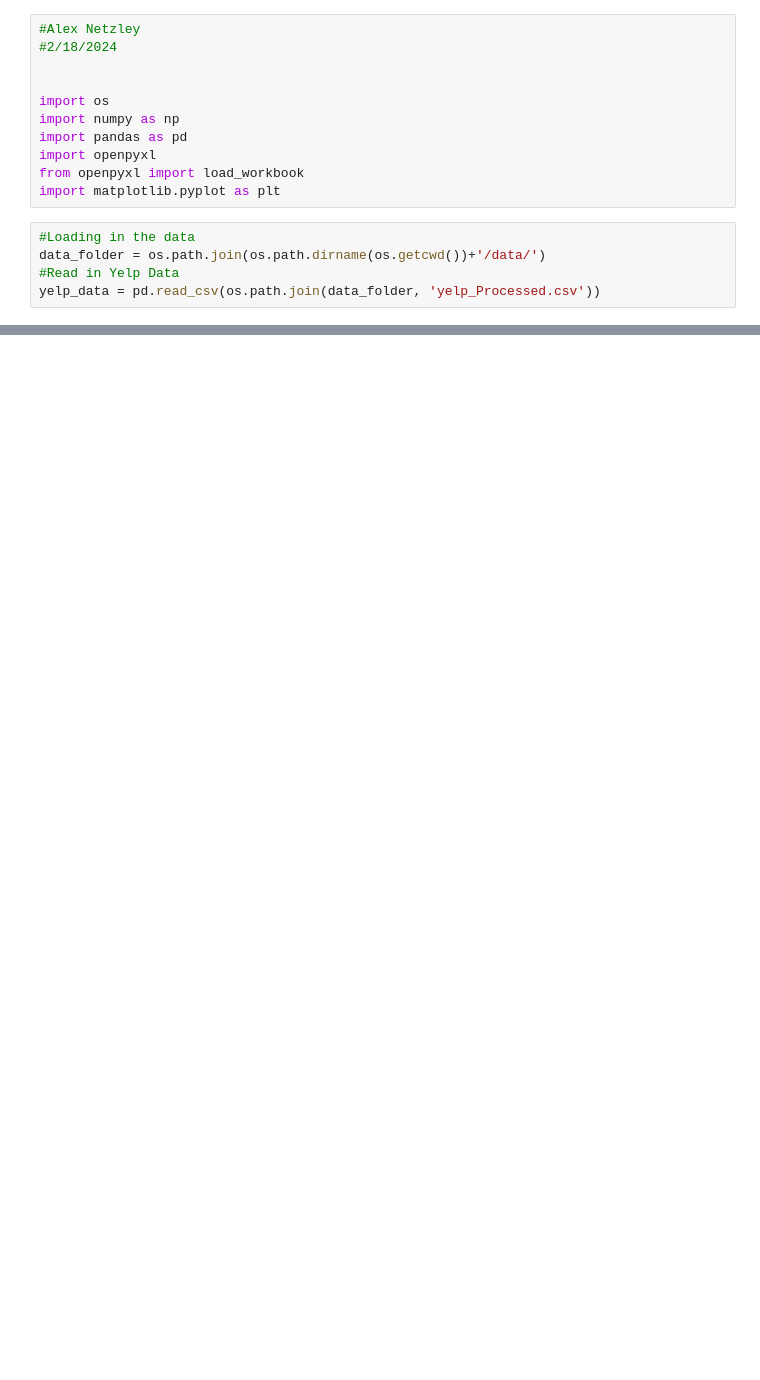
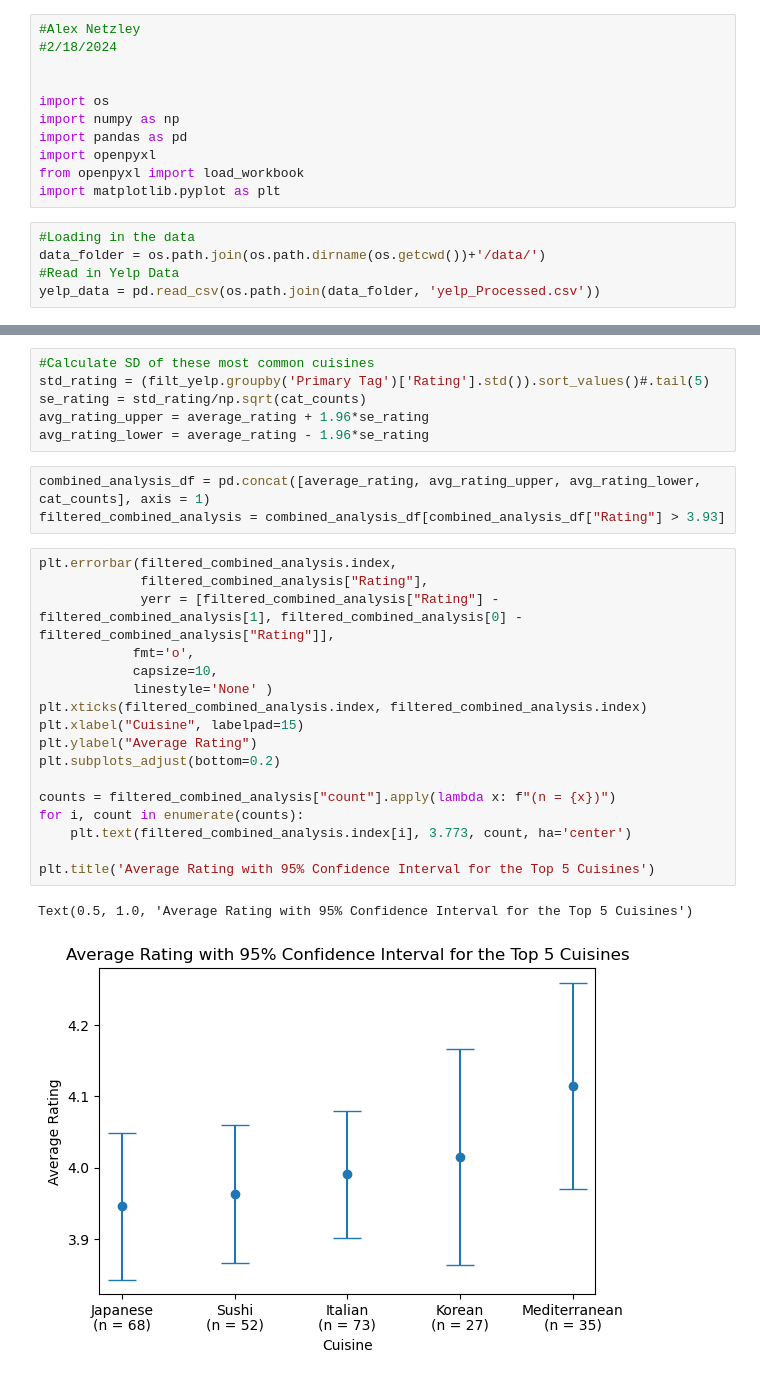
Before and after one commit to ajnetzley/Seattle-Restaurant-Reviews, a Jupyter notebook: analysis/yelp_cuisine_analysis.ipynb, the cells around one changed output, grey strips where cells are left out. Drawn from its saved outputs; the diff is of its cells as text; blank space fills up the shorter version.

Commit message:
Updates to Cuisine Ananlysis Code

```diff
--- a/analysis/yelp_cuisine_analysis.ipynb
+++ b/analysis/yelp_cuisine_analysis.ipynb
@@ -61,0 +71,29 @@ average_rating.plot(kind='barh')
+# %%
+#Calculate SD of these most common cuisines
+std_rating = (filt_yelp.groupby('Primary Tag')['Rating'].std()).sort_values()#.tail(5)
+se_rating = std_rating/np.sqrt(cat_counts)
+avg_rating_upper = average_rating + 1.96*se_rating
+avg_rating_lower = average_rating - 1.96*se_rating
+# %%
+combined_analysis_df = pd.concat([average_rating, avg_rating_upper, avg_rating_lower, cat_counts], axis = 1)
+filtered_combined_analysis = combined_analysis_df[combined_analysis_df["Rating"] > 3.93]
+# %%
+plt.errorbar(filtered_combined_analysis.index,
+             filtered_combined_analysis["Rating"],
+             yerr = [filtered_combined_analysis["Rating"] - filtered_combined_analysis[1], filtered_combined_analysis[0] - filtered_combined_analysis["Rating"]],
+            fmt='o',
+            capsize=10,
+            linestyle='None' )
+plt.xticks(filtered_combined_analysis.index, filtered_combined_analysis.index)
+plt.xlabel("Cuisine", labelpad=15)
+plt.ylabel("Average Rating")
+plt.subplots_adjust(bottom=0.2)
+
+counts = filtered_combined_analysis["count"].apply(lambda x: f"(n = {x})")
+for i, count in enumerate(counts):
+    plt.text(filtered_combined_analysis.index[i], 3.773, count, ha='center')
+
+plt.title('Average Rating with 95% Confidence Interval for the Top 5 Cuisines')
+# %% [output]
+Text(0.5, 1.0, 'Average Rating with 95% Confidence Interval for the Top 5 Cuisines')
+[figure, added]
```
Also changed, not shown: parts of 9 cells of this notebook.
